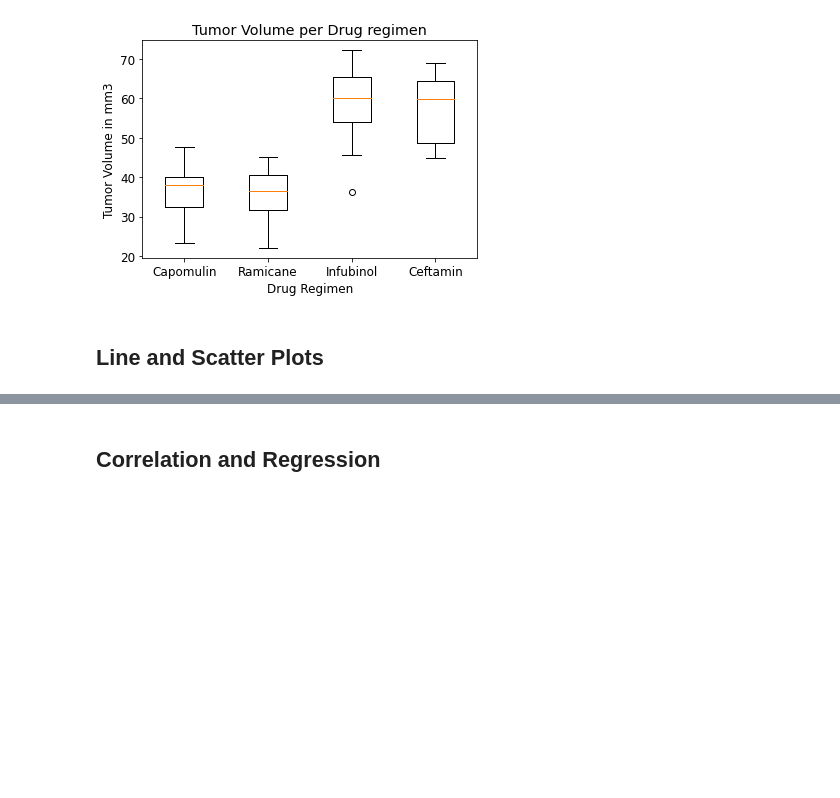
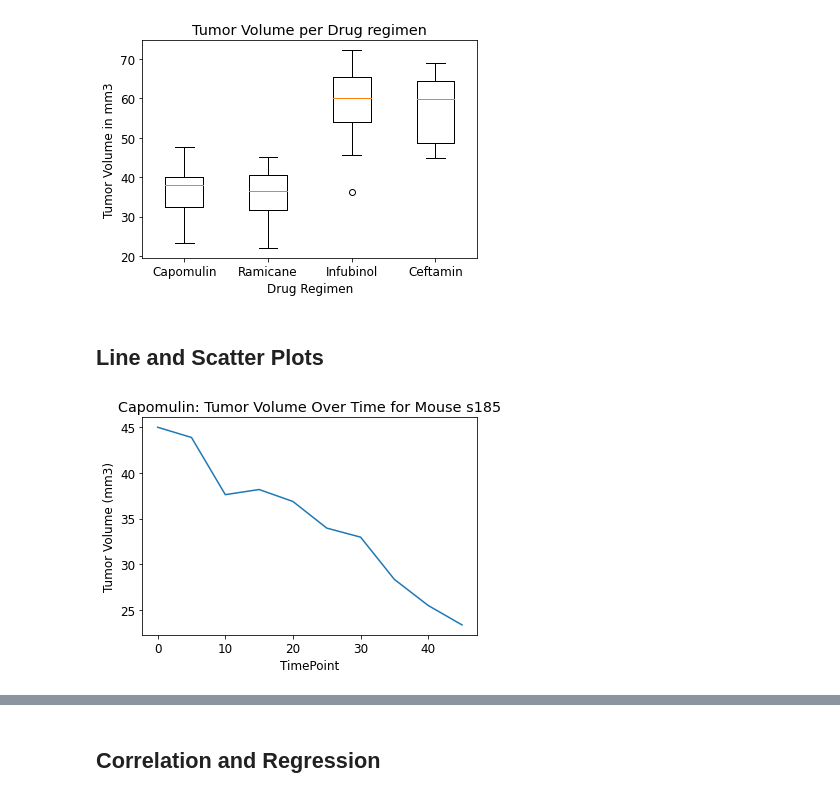
Before and after one commit to kwajpaige/Pymaceuticals3, a Jupyter notebook: PS_pymaceuticals_starter_2.2021.ipynb, the cells around one changed output, grey strips where cells are left out. Drawn from its saved outputs; the diff is of its cells as text; code cells hidden in the pictures; blank space fills up the shorter version.

Commit message:
Add Line and Scatter plots

```diff
--- a/PS_pymaceuticals_starter_2.2021.ipynb
+++ b/PS_pymaceuticals_starter_2.2021.ipynb
@@ -272,0 +269,19 @@ Text(0.5, 1.0, 'Tumor Volume per Drug regimen')
+# %%
+# Generate a line plot of tumor volume vs. time point for a mouse treated with Capomulin
+Capomulin = clean_combined_mousedata.loc[clean_combined_mousedata['Drug Regimen']=='Capomulin']
+#Capomulin.head(30) - Use to select mouse
+
+#Select mouse s185
+Capomulin_mouse = Capomulin.loc[Capomulin['Mouse ID']=='s185']
+#Capomulin_mouse - confirm output of line 6
+
+#Construct Line graph (General rule of line graphs: X-axis is time)
+x_axis = Capomulin_mouse['Timepoint']
+y_axis = Capomulin_mouse['Tumor Volume (mm3)']
+plt.xlabel('TimePoint')
+plt.ylabel('Tumor Volume (mm3)')
+plt.title('Capomulin: Tumor Volume Over Time for Mouse s185')
+plt.plot(x_axis, y_axis)
+plt.show()
+# %% [output]
+[figure, added]
```
Also changed, not shown: parts of 3 cells of this notebook.
